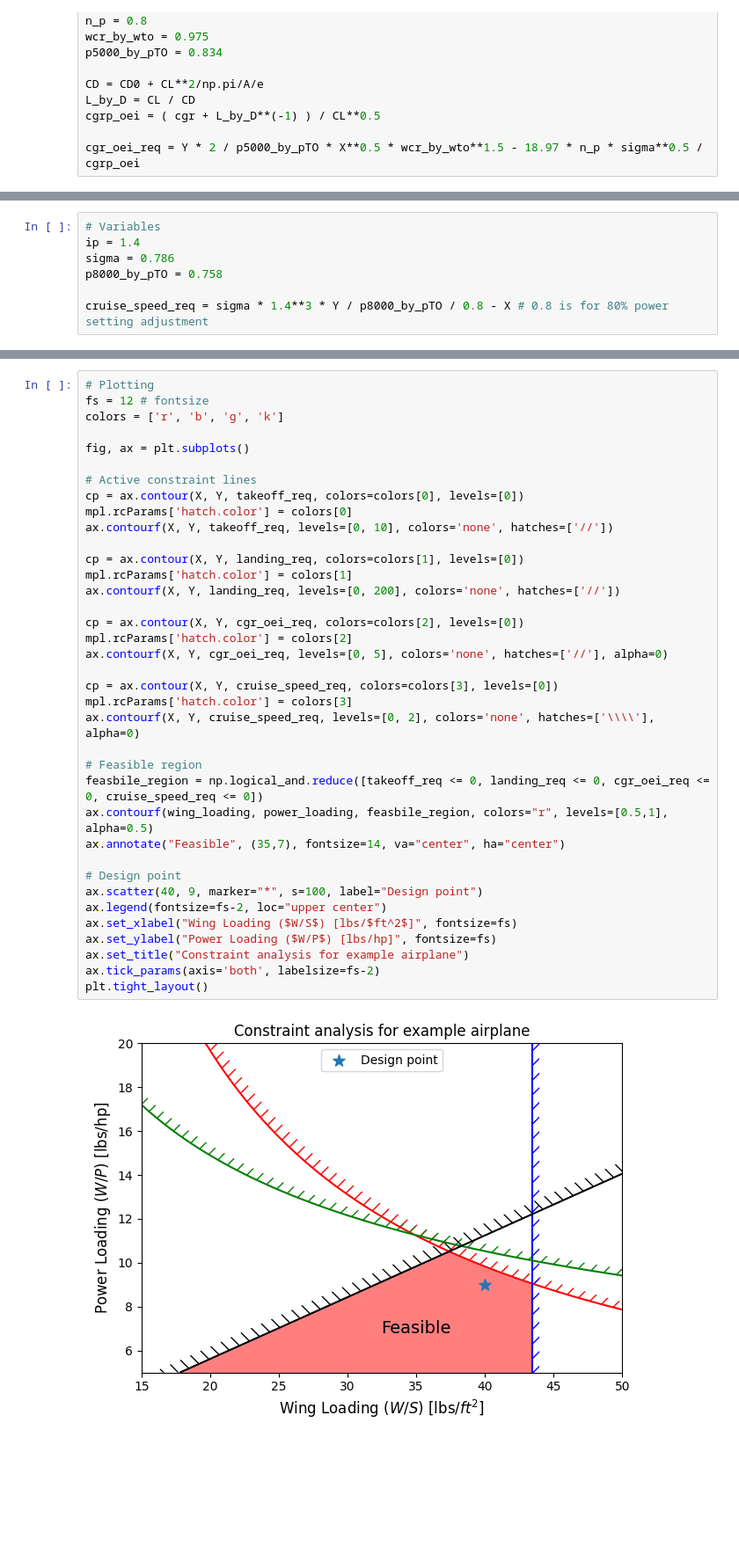
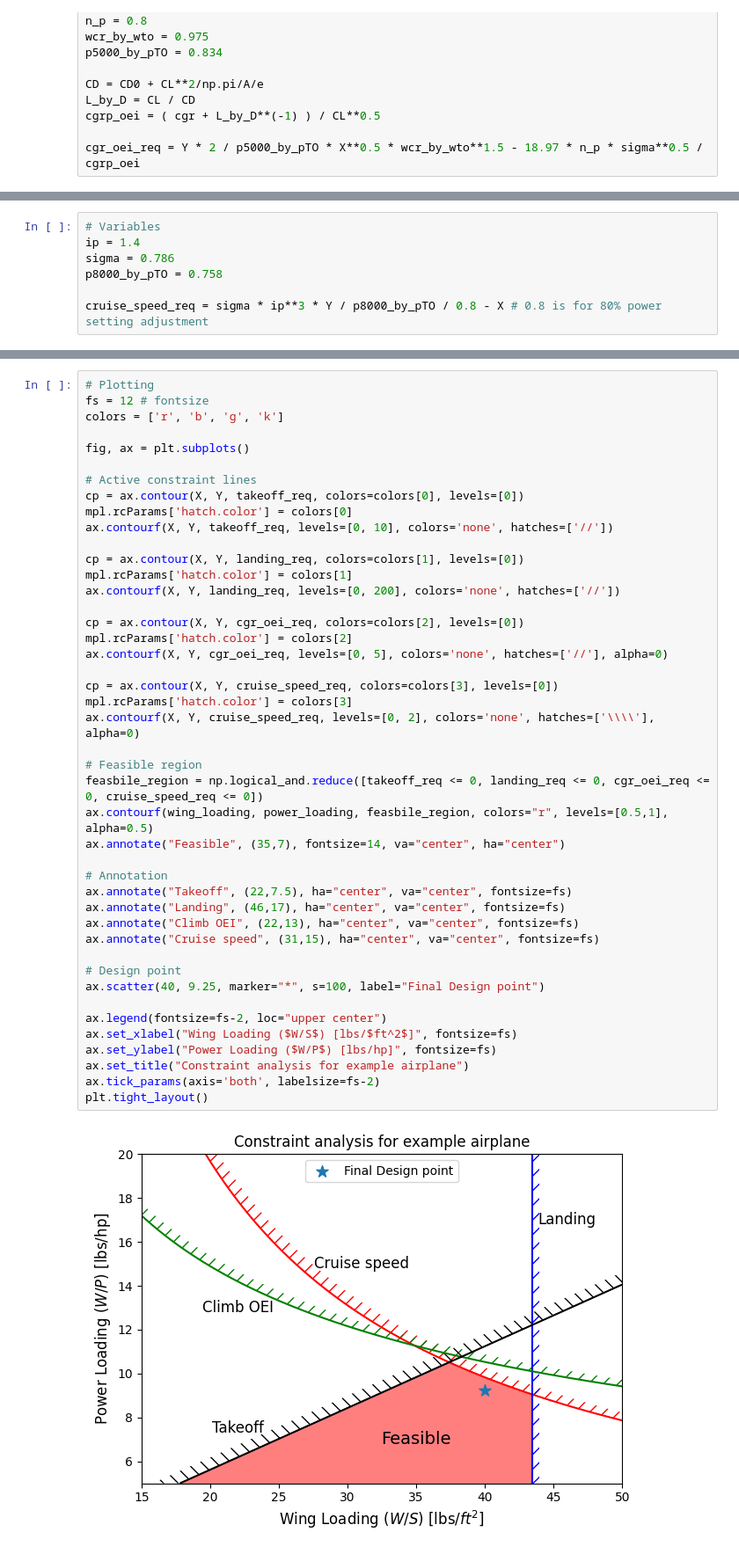
Before and after one commit to ComputationalDesignLab/aircraft-design, a Jupyter notebook: book/constraint_analysis/final.ipynb, the cells around one changed output, grey strips where cells are left out. Shown: that part at 88% size. Drawn from its saved outputs; the diff is of its cells as text; blank space fills up the shorter version.

```diff
--- a/book/constraint_analysis/final.ipynb
+++ b/book/constraint_analysis/final.ipynb
@@ -73,6 +78,6 @@ ip = 1.4
 sigma = 0.786
 p8000_by_pTO = 0.758
 
-cruise_speed_req = sigma * 1.4**3 * Y / p8000_by_pTO / 0.8 - X # 0.8 is for 80% power setting adjustment
+cruise_speed_req = sigma * ip**3 * Y / p8000_by_pTO / 0.8 - X # 0.8 is for 80% power setting adjustment
 # %% [markdown]
 ## Final plot
@@ -86,33 +93,40 @@ fig, ax = plt.subplots()
 # Active constraint lines
 cp = ax.contour(X, Y, takeoff_req, colors=colors[0], levels=[0])
 mpl.rcParams['hatch.color'] = colors[0]
 ax.contourf(X, Y, takeoff_req, levels=[0, 10], colors='none', hatches=['//'])
 
 cp = ax.contour(X, Y, landing_req, colors=colors[1], levels=[0])
 mpl.rcParams['hatch.color'] = colors[1]
 ax.contourf(X, Y, landing_req, levels=[0, 200], colors='none', hatches=['//'])
 
 cp = ax.contour(X, Y, cgr_oei_req, colors=colors[2], levels=[0])
 mpl.rcParams['hatch.color'] = colors[2]
 ax.contourf(X, Y, cgr_oei_req, levels=[0, 5], colors='none', hatches=['//'], alpha=0)
 
 cp = ax.contour(X, Y, cruise_speed_req, colors=colors[3], levels=[0])
 mpl.rcParams['hatch.color'] = colors[3]
 ax.contourf(X, Y, cruise_speed_req, levels=[0, 2], colors='none', hatches=['\\\\'], alpha=0)
 
 # Feasible region
 feasbile_region = np.logical_and.reduce([takeoff_req <= 0, landing_req <= 0, cgr_oei_req <= 0, cruise_speed_req <= 0])
 ax.contourf(wing_loading, power_loading, feasbile_region, colors="r", levels=[0.5,1], alpha=0.5)
 ax.annotate("Feasible", (35,7), fontsize=14, va="center", ha="center")
 
+# Annotation
+ax.annotate("Takeoff", (22,7.5), ha="center", va="center", fontsize=fs)
+ax.annotate("Landing", (46,17), ha="center", va="center", fontsize=fs)
+ax.annotate("Climb OEI", (22,13), ha="center", va="center", fontsize=fs)
+ax.annotate("Cruise speed", (31,15), ha="center", va="center", fontsize=fs)
+
 # Design point
-ax.scatter(40, 9, marker="*", s=100, label="Design point")
+ax.scatter(40, 9.25, marker="*", s=100, label="Final Design point")
+
 ax.legend(fontsize=fs-2, loc="upper center")
 ax.set_xlabel("Wing Loading ($W/S$) [lbs/$ft^2$]", fontsize=fs)
 ax.set_ylabel("Power Loading ($W/P$) [lbs/hp]", fontsize=fs)
 ax.set_title("Constraint analysis for example airplane")
 ax.tick_params(axis='both', labelsize=fs-2)
 plt.tight_layout()
 # %% [output]
-[figure, old version]
+[figure, new version]
 # %% [markdown]
```
Also changed, not shown: parts of 8 cells of this notebook.
